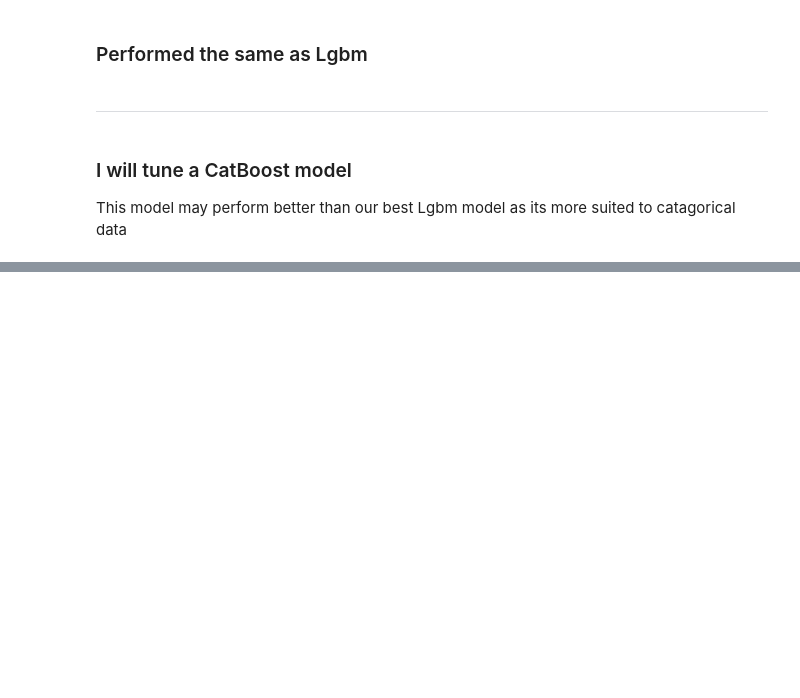
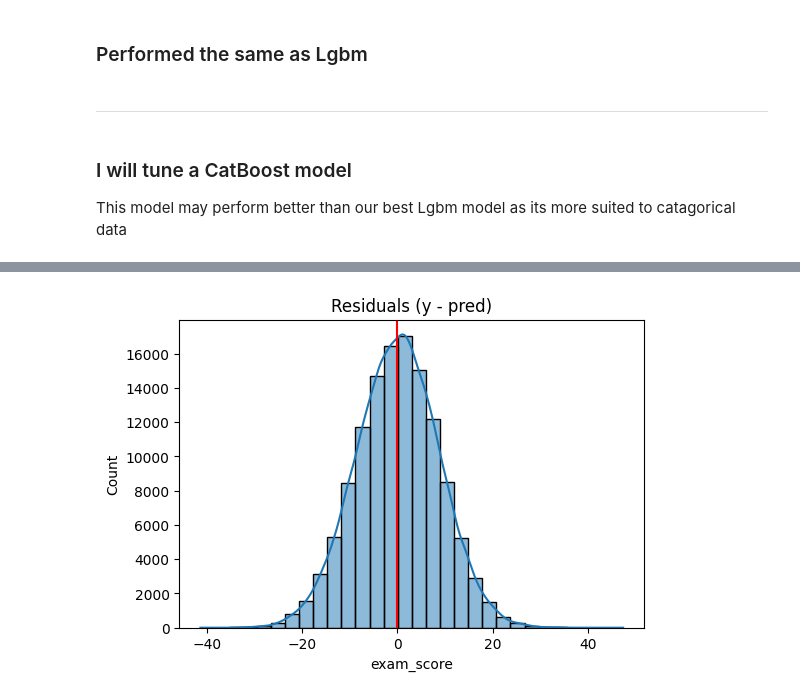
Before and after one commit to KetchupJL/Kaggle-Competitions, a Jupyter notebook: Predicting Student Test Scores/notebook1.ipynb, the cells around one changed output, grey strips where cells are left out. Drawn from its saved outputs; the diff is of its cells as text; code cells hidden in the pictures; blank space fills up the shorter version.

```diff
--- a/Predicting Student Test Scores/notebook1.ipynb
+++ b/Predicting Student Test Scores/notebook1.ipynb
@@ -1369,0 +1716,22 @@ best_rmse, best_params
+# %%
+from sklearn.model_selection import train_test_split
+from sklearn.metrics import mean_squared_error
+import numpy as np
+import matplotlib.pyplot as plt
+import seaborn as sns
+
+# Hold-out split for residual analysis
+X_train, X_valid, y_train, y_valid = train_test_split(
+    X, y, test_size=0.2, random_state=42
+)
+
+final_clf.fit(X_train, y_train)
+preds = final_clf.predict(X_valid)
+
+residuals = y_valid - preds
+
+# Overall bias
+bias = residuals.mean()
+rmse = np.sqrt(mean_squared_error(y_valid, preds))
+
+bias, rmse
@@ -1369,0 +1757,10 @@ best_rmse, best_params
+# %%
+# Residual distribution
+
+plt.figure(figsize=(6,4))
+sns.histplot(residuals, bins=30, kde=True)
+plt.axvline(0, color="red")
+plt.title("Residuals (y - pred)")
+plt.show()
+# %% [output]
+[figure, added]
```
Also changed, not shown: parts of 15 cells of this notebook, 6 other files.
